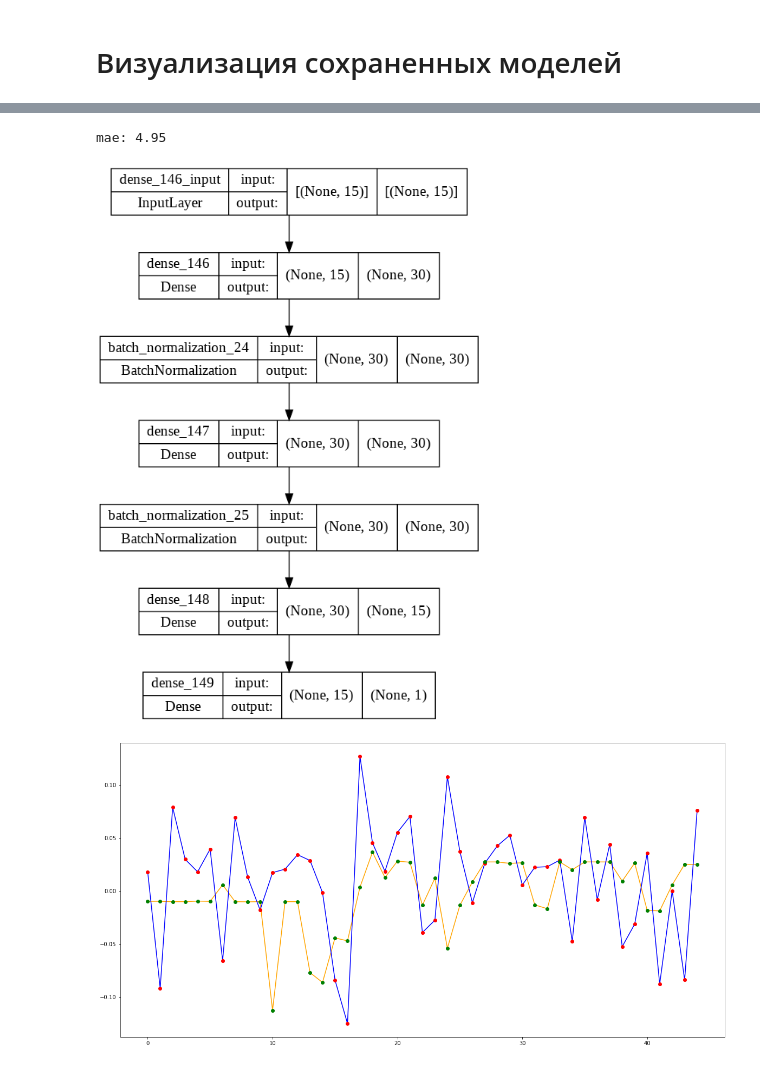
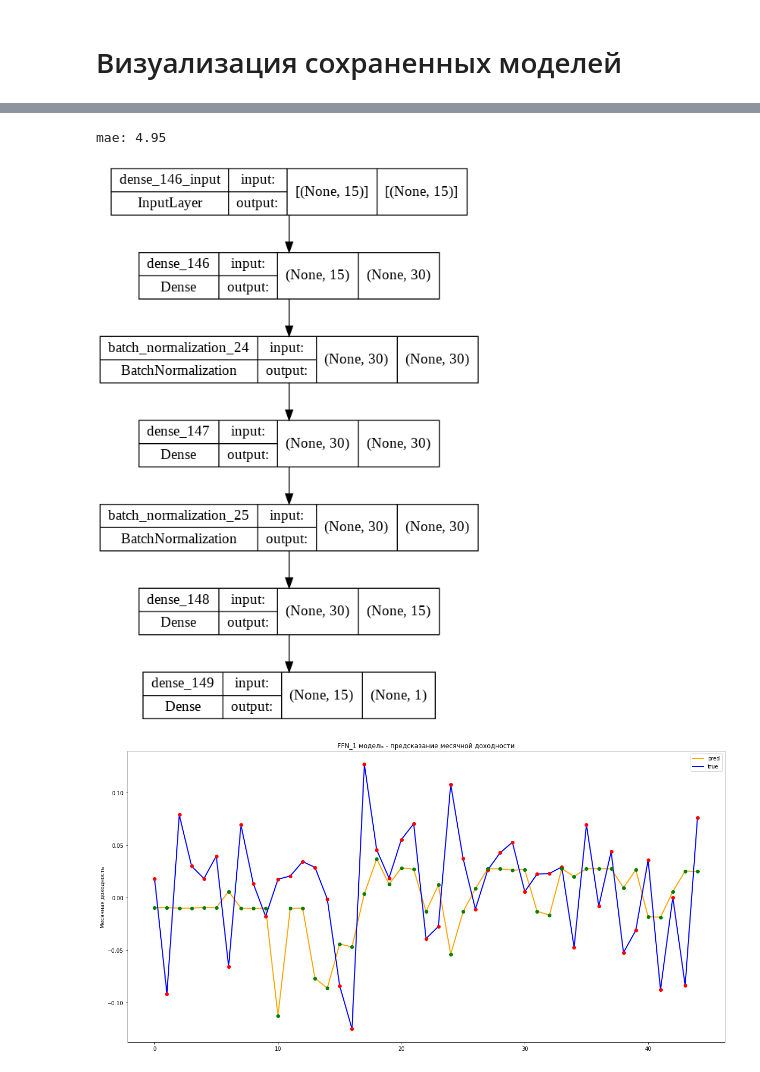
Before and after one commit to Sofil1886/Finance, a Jupyter notebook: Модели_(LSTM_и_FFN).ipynb, the cells around one changed output, grey strips where cells are left out. Saved outputs shown, nothing was run; the diff lists cells and outputs as text; code cells hidden in the pictures.

```diff
--- a/Модели_(LSTM_и_FFN).ipynb
+++ b/Модели_(LSTM_и_FFN).ipynb
@@ -1638,33 +1647,37 @@ mae: 36995.82
 # %%
                                                   # FFN_1 модель. Предсказание месячной доходности
 
 # Загрузка модели и присвоение ей сохраненных весов
 FFN_1_json_file = open('FFN_1_1.json', 'r')
 FFN_1_loaded_model_json = FFN_1_json_file.read()
 json_file.close()
 loaded_FFN_1 = model_from_json(FFN_1_loaded_model_json)
 loaded_FFN_1.load_weights("FFN_1_1_weights.h5")
 
 # оценка загруженной модели на тестовых данных
 loaded_FFN_1.compile(loss='mse', optimizer=keras.optimizers.Adam(learning_rate=0.001), metrics=['mae'])               # сбор сохраненной модели
 score = loaded_FFN_1.evaluate(test_X_sc_array, test_y_array, verbose=0)                                               # оценка сохраненной модели
 print("%s: %.2f" % (loaded_FFN_1.metrics_names[1], score[1]*100))
 
 
 # График сравнения предсказаний и фактических данных
 x = range(test_y_array.shape[0])
 plt.figure(figsize=(20,10))
-plt.plot(loaded_FFN_1.predict(test_X_sc_array), color='orange', label='pred')
-plt.plot(test_y_array, color='blue', label='true')
+plt.plot(loaded_FFN_1.predict(test_X_sc_array), color='orange', label='pred', linewidth=2)
+plt.plot(test_y_array, color='blue', label='true', linewidth=2)
+plt.legend(loc='upper right')
+plt.title('FFN_1 модель - предсказание месячной доходности')
+plt.ylabel('Месячная доходность')
 plt.plot(x, test_y_array, 'o', color='red')                                       #Синяя линия - фактические значения
 plt.plot(x, loaded_FFN_1.predict(test_X_sc_array), 'o', color='green')            #Желтая линия - предсказание
+plt.savefig('FFN_1_1_graph.png')
 
 # Визуализация построенной модели
 plot_model(loaded_FFN_1, to_file='FFN_1_1.png', show_shapes=True, show_layer_names=True)
 # %% [output]
 mae: 4.95
 [figure]
-[figure, old version]
+[figure, new version]
 # %%
                                                   # FFN_2 модель. Предсказание цены закрытия
 
```
Also changed, not shown: parts of 4 cells of this notebook.
